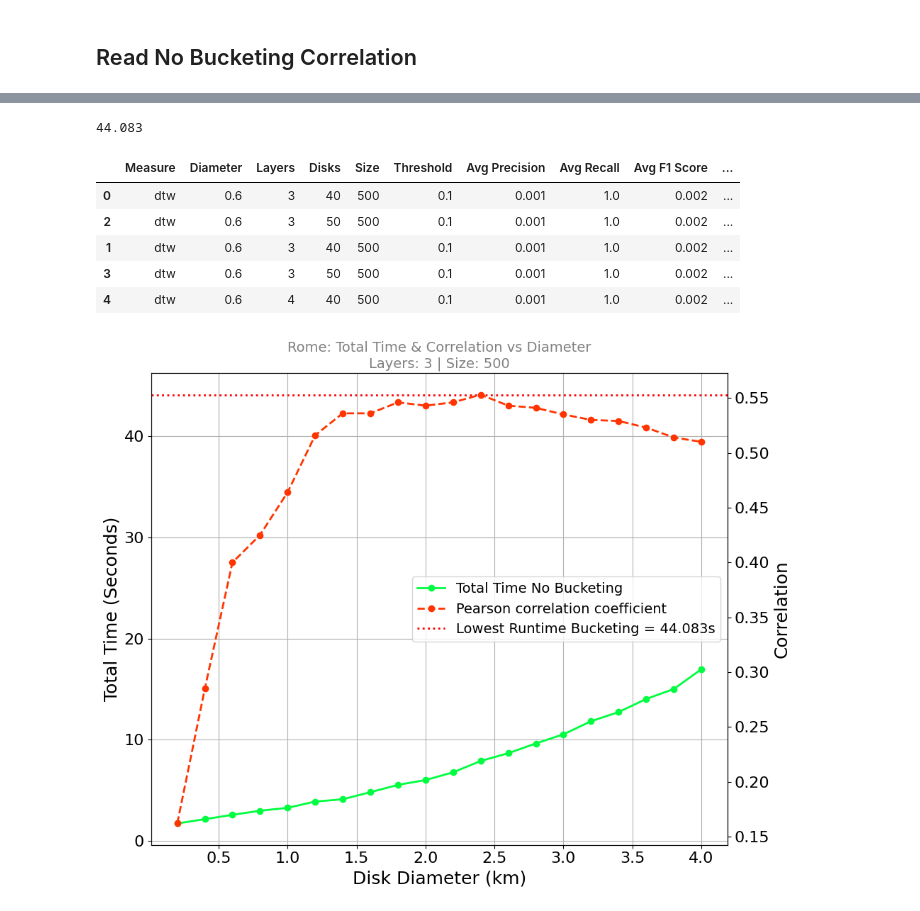
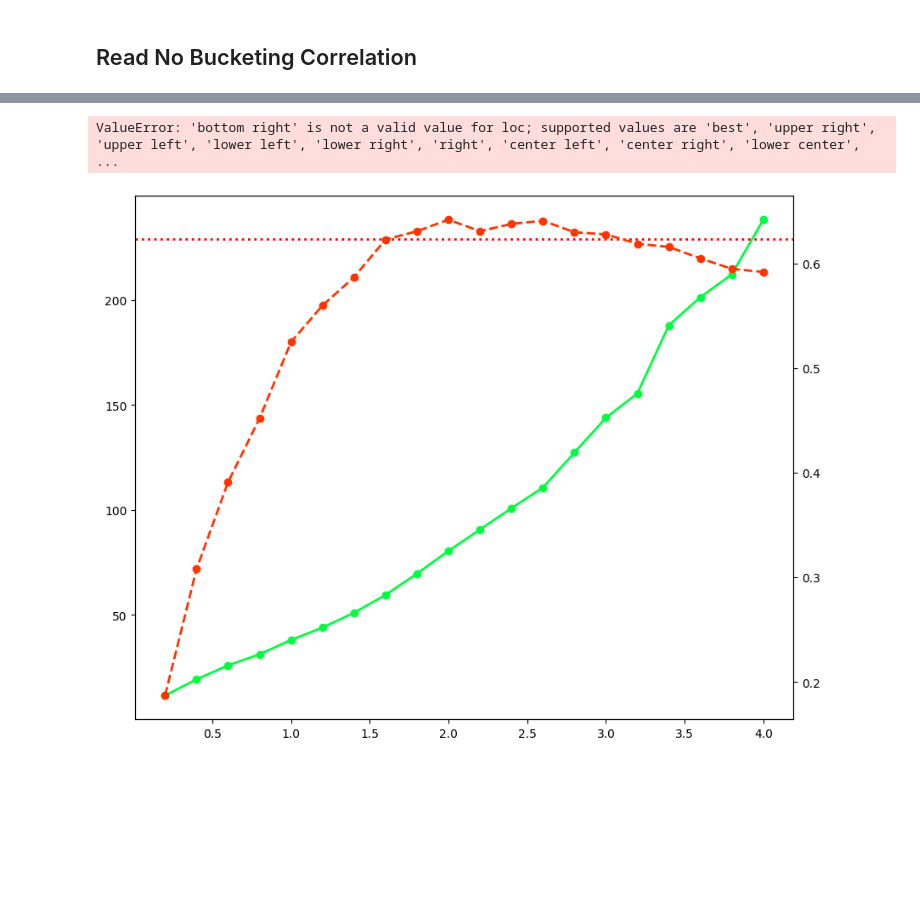
Before and after one commit to eivindmidtbo/masteroppgave, a Jupyter notebook: result_analysis/bucketing_vs_nobucketing/bucketing_vs_no_bucketing_disk.ipynb, the cells around one changed output, grey strips where cells are left out. Drawn from its saved outputs; the diff is of its cells as text; code cells hidden in the pictures; blank space fills up the shorter version.

```diff
--- a/result_analysis/bucketing_vs_nobucketing/bucketing_vs_no_bucketing_disk.ipynb
+++ b/result_analysis/bucketing_vs_nobucketing/bucketing_vs_no_bucketing_disk.ipynb
@@ -30,9 +30,9 @@ from utils.helpers.measure_similarities import *
 # %% [output]
 Project root found: /cluster/home/eivindoy/masteroppgave
 # %%
-CITY = "rome"
+CITY = "porto"
 MEASURE = "dtw"
-DATA_SIZE = [500]
+DATA_SIZE = [2000]
 SCHEME = "disk"
 BUCKETING_METHOD = "loose"
 # %% [markdown]
@@ -44,4 +44,8 @@ file_name = f"runtimes_bucketing({BUCKETING_METHOD})_(true_trajectories)_{CITY}_
 file_path = folder_path + file_name
 runtime_bucketing = pd.read_csv(file_path, index_col=0)
 runtime_bucketing.head()
+
+best_runtime_bucketing = float(runtime_bucketing["Total time (Seconds)"].min())
+print(f"Best runtime bucketing: {best_runtime_bucketing} seconds")
+runtime_bucketing.head(5)
 # %% [output]
@@ -142,23 +95,0 @@ runtime_bucketing_and_bucket_evaluation.head(5)
-# %%
-# Sort the merged dataframe by Avg Correlation Coefficient in descending order
-runtime_bucketing_and_bucket_evaluation_sorted = runtime_bucketing_and_bucket_evaluation.sort_values(
-    by="Total time (Seconds)",
-    ascending=True
-)
-
-#extract lowest runtime Total time (Seconds) in the runtime_bucketing_and_bucket_evaluation_sorted dataframe
-lowest_runtime = runtime_bucketing_and_bucket_evaluation_sorted.iloc[0]
-
-lowest_runtime = runtime_bucketing_and_bucket_evaluation_sorted["Total time (Seconds)"].min()
-
-print(lowest_runtime)
-
-runtime_bucketing_and_bucket_evaluation_sorted.head(5)
-# %% [output]
-44.083
-|  | Measure | Diameter | Layers | Disks | Size | Threshold | Avg Precision | Avg Recall | Avg F1 Score | ... |
-| 0 | dtw | 0.6 | 3 | 40 | 500 | 0.1 | 0.001 | 1.0 | 0.002 | ... |
-| 2 | dtw | 0.6 | 3 | 50 | 500 | 0.1 | 0.001 | 1.0 | 0.002 | ... |
-| 1 | dtw | 0.6 | 3 | 40 | 500 | 0.1 | 0.001 | 1.0 | 0.002 | ... |
-| 3 | dtw | 0.6 | 3 | 50 | 500 | 0.1 | 0.001 | 1.0 | 0.002 | ... |
-| 4 | dtw | 0.6 | 4 | 40 | 500 | 0.1 | 0.001 | 1.0 | 0.002 | ... |
@@ -248,40 +152,46 @@ def plot_total_time_vs_diameter(
         lines = [line1, line2]
 
     labels = [line.get_label() for line in lines]
-    ax1.legend(lines, labels, loc="center right", fontsize=14)
+    ax1.legend(lines, labels, loc="bottom right", fontsize=14)
 
     # Axis labels and styling
     ax1.set_xlabel("Disk Diameter (km)", fontsize=18)
     ax1.set_ylabel("Total Time (Seconds)", fontsize=18)
     ax2.set_ylabel("Correlation", fontsize=18)
 
 
     ax1.tick_params(axis="both", which="major", labelsize=16)
     ax2.tick_params(axis="both", which="major", labelsize=16)
 
+    if city == "rome":
+        disks = 40
+    else:
+        disks = 50
+
     ax1.set_title(
-        f"{city.capitalize()}: Total Time & Correlation vs Diameter\nLayers: {layers} | Size: {size}",
+        f"{city.capitalize()}: Total Time & Correlation vs Diameter\nDisks: {disks} | Layers: {layers} | Size: {size}",
         fontsize=14,
         color='grey'
     )
 
     ax1.grid(True)
     fig.tight_layout()
     plt.show()
 
 
 
 
 plot_total_time_vs_diameter(
     filtered_runtime_no_bucketing,
     city=CITY,
     measure="dtw",
     layers=3,
-    size=500,
-    lowest_runtime=lowest_runtime  # Pass the value from your earlier cell
+    size=DATA_SIZE[0],
+    lowest_runtime=best_runtime_bucketing  # Pass the value from your earlier cell
 )
 
 
 # filtered_runtime_no_bucketing.head(5)
 # %% [output]
+ValueError: 'bottom right' is not a valid value for loc; supported values are 'best', 'upper right', 'upper left', 'lower left', 'lower right', 'right', 'center left', 'center right', 'lower center',  ...
-[figure, old version]
+[figure, new version]
```
Also changed, not shown: parts of 7 cells of this notebook.
